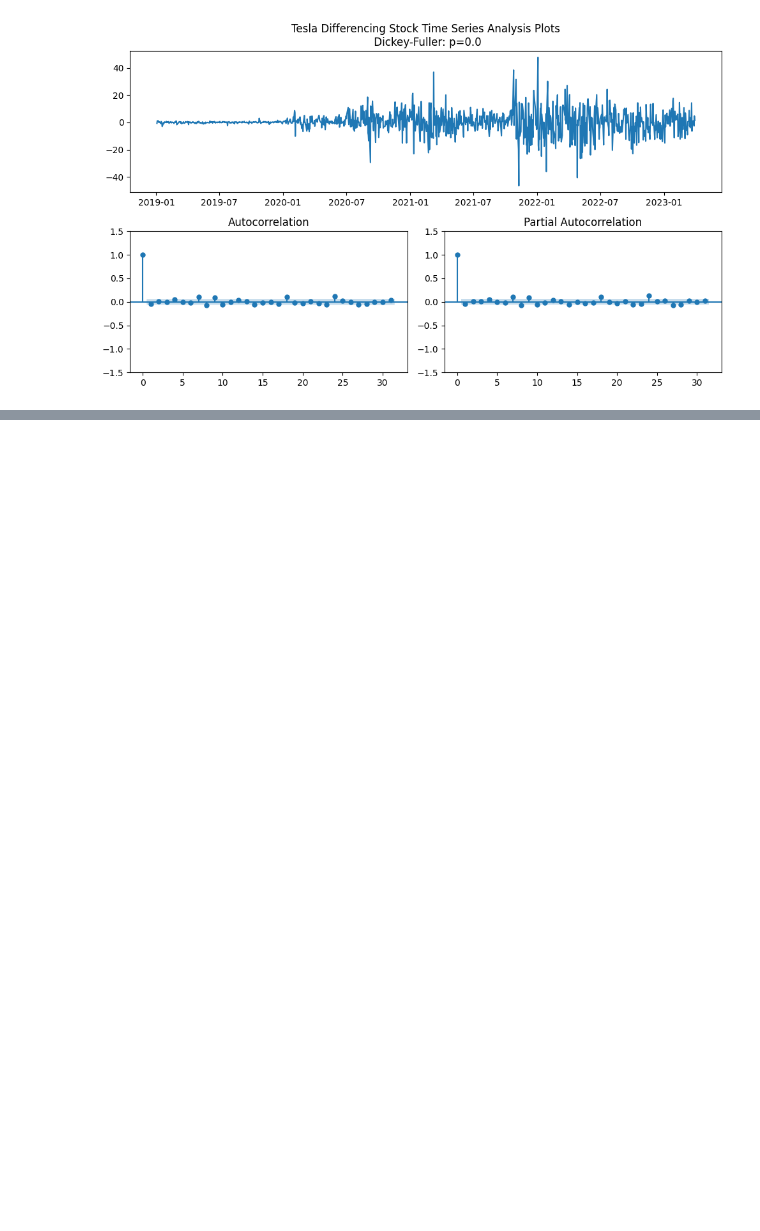
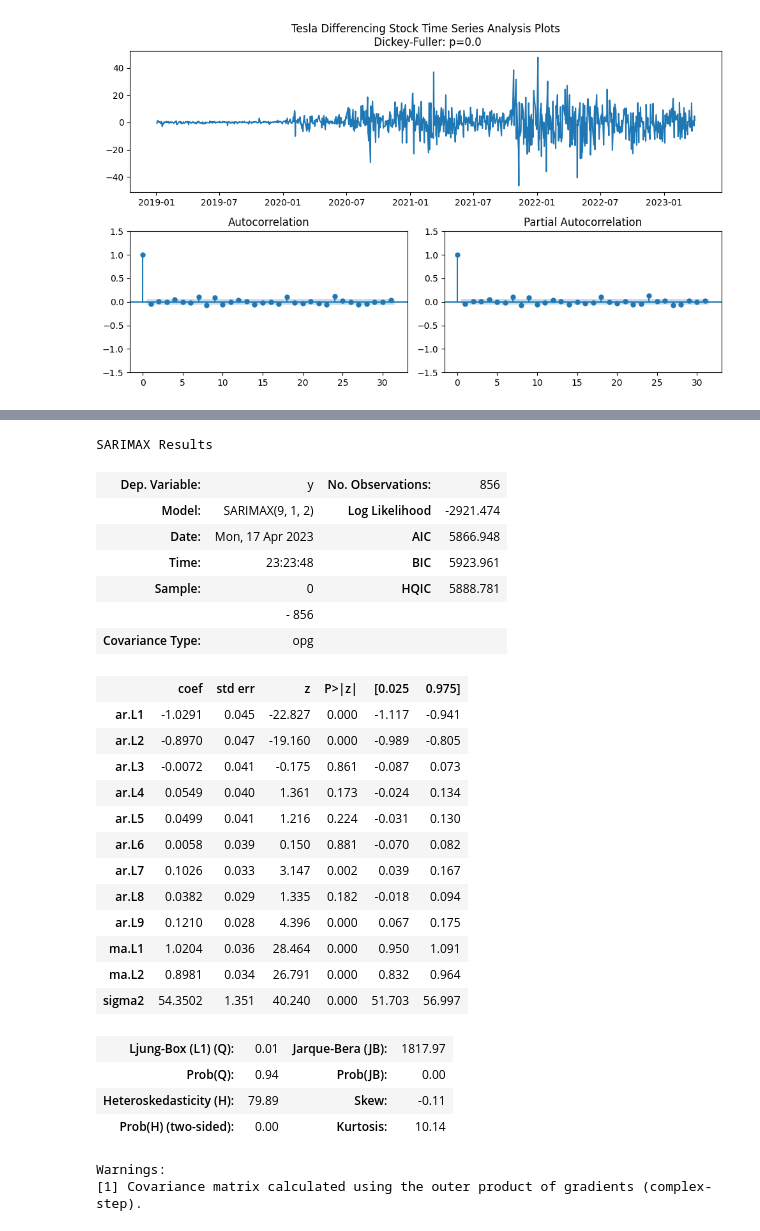
Before and after one commit to dschloe/streamlitbook-saraevan, a Jupyter notebook: ch02/step05_scikit-learn.ipynb, the cells around one changed output, grey strips where cells are left out. Saved outputs shown, nothing was run; the diff lists cells and outputs as text; code cells hidden in the pictures; blank space fills up the shorter version.

```diff
--- a/ch02/step05_scikit-learn.ipynb
+++ b/ch02/step05_scikit-learn.ipynb
@@ -88,0 +116,36 @@ tsplot(ts_sun_diff, tickerName = "Tesla Differencing", outputname = 'output/scik
+# %%
+from sktime.forecasting.arima import AutoARIMA
+
+train_dates = TSLA_train.index
+forecaster = AutoARIMA(start_p=8, max_p=9, suppress_warnings=True)
+TSLA_train.index = TSLA_train.index.astype(int)
+forecaster.fit(TSLA_train)
+forecaster.summary()
+# %% [output]
+SARIMAX Results
+| Dep. Variable: | y | No. Observations: | 856 |
+| Model: | SARIMAX(9, 1, 2) | Log Likelihood | -2921.474 |
+| Date: | Mon, 17 Apr 2023 | AIC | 5866.948 |
+| Time: | 23:23:48 | BIC | 5923.961 |
+| Sample: | 0 | HQIC | 5888.781 |
+|  | - 856 |  |  |
+| Covariance Type: | opg |  |  |
+|  | coef | std err | z | P>|z| | [0.025 | 0.975] |
+| ar.L1 | -1.0291 | 0.045 | -22.827 | 0.000 | -1.117 | -0.941 |
+| ar.L2 | -0.8970 | 0.047 | -19.160 | 0.000 | -0.989 | -0.805 |
+| ar.L3 | -0.0072 | 0.041 | -0.175 | 0.861 | -0.087 | 0.073 |
+| ar.L4 | 0.0549 | 0.040 | 1.361 | 0.173 | -0.024 | 0.134 |
+| ar.L5 | 0.0499 | 0.041 | 1.216 | 0.224 | -0.031 | 0.130 |
+| ar.L6 | 0.0058 | 0.039 | 0.150 | 0.881 | -0.070 | 0.082 |
+| ar.L7 | 0.1026 | 0.033 | 3.147 | 0.002 | 0.039 | 0.167 |
+| ar.L8 | 0.0382 | 0.029 | 1.335 | 0.182 | -0.018 | 0.094 |
+| ar.L9 | 0.1210 | 0.028 | 4.396 | 0.000 | 0.067 | 0.175 |
+| ma.L1 | 1.0204 | 0.036 | 28.464 | 0.000 | 0.950 | 1.091 |
+| ma.L2 | 0.8981 | 0.034 | 26.791 | 0.000 | 0.832 | 0.964 |
+| sigma2 | 54.3502 | 1.351 | 40.240 | 0.000 | 51.703 | 56.997 |
+| Ljung-Box (L1) (Q): | 0.01 | Jarque-Bera (JB): | 1817.97 |
+| Prob(Q): | 0.94 | Prob(JB): | 0.00 |
+| Heteroskedasticity (H): | 79.89 | Skew: | -0.11 |
+| Prob(H) (two-sided): | 0.00 | Kurtosis: | 10.14 |
+Warnings:
+[1] Covariance matrix calculated using the outer product of gradients (complex-step).
```
Also changed, not shown: parts of 5 cells of this notebook, 3 other files.
